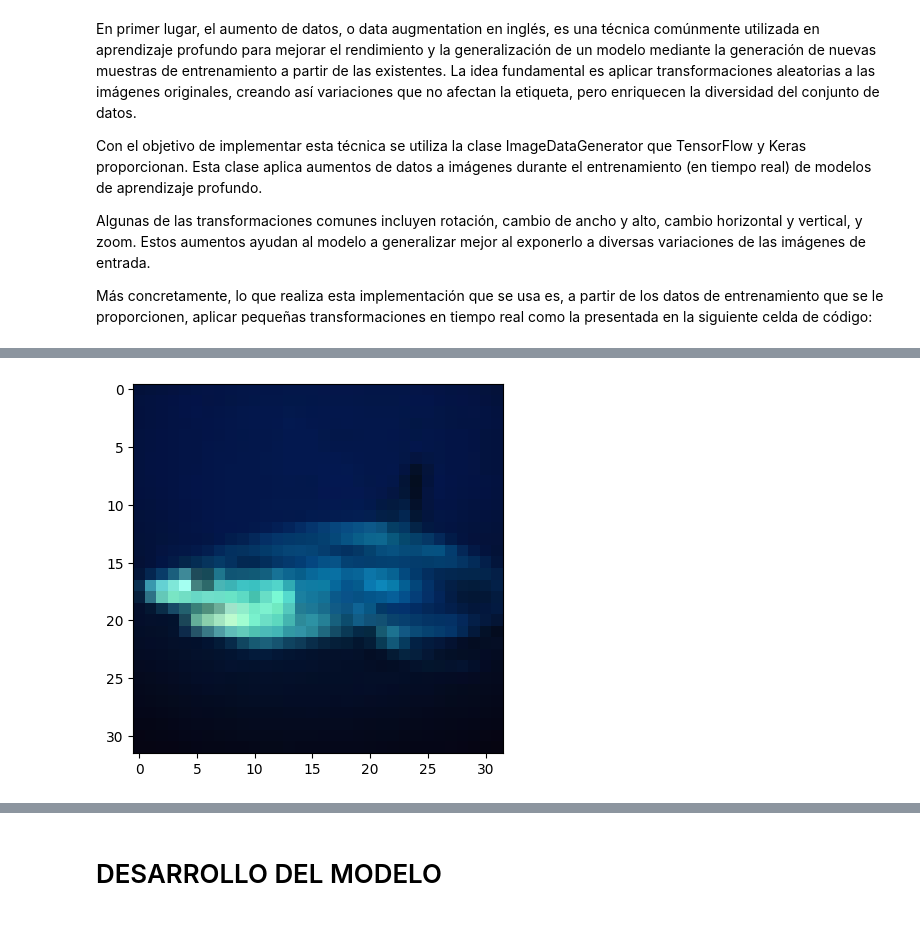
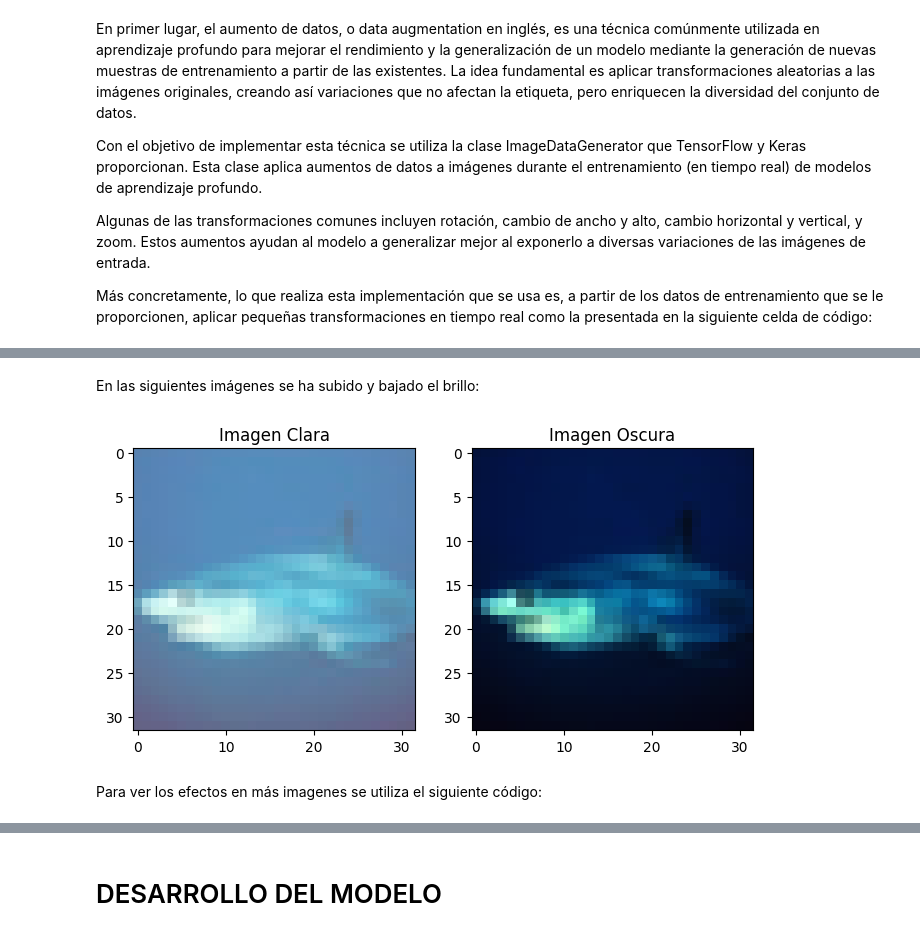
Before and after one commit to 9105507/APRENDIZAJE_AUTOMATICO_23_24, a Jupyter notebook: AA_PRACTICA3_GRUPO_7.ipynb, the cells around one changed output, grey strips where cells are left out. Drawn from its saved outputs; the diff is of its cells as text; code cells hidden in the pictures.

```diff
--- a/AA_PRACTICA3_GRUPO_7.ipynb
+++ b/AA_PRACTICA3_GRUPO_7.ipynb
@@ -686,10 +677,28 @@ plt.show()
-# %%
-digit = X[49999].copy()
-digit[:,:,0] = digit[:,:,0]**2
-digit[:,:,1] = digit[:,:,1]**2
-digit[:,:,2] = digit[:,:,2]**2
-plt.imshow(digit, cmap=plt.cm.binary)
-plt.show()
-# %% [output]
-[figure, removed]
+# %% [markdown]
+En las siguientes imágenes se ha subido y bajado el brillo:
+# %%
+digit_clara = X[49999].copy()
+digit_clara[:,:,0] = np.sqrt(digit_clara[:,:,0]) # SQRT
+digit_clara[:,:,1] = np.sqrt(digit_clara[:,:,1]) # SQRT
+digit_clara[:,:,2] = np.sqrt(digit_clara[:,:,2]) # SQRT
+
+plt.figure(figsize=(8, 4))
+plt.subplot(1, 2, 1)
+plt.imshow(digit_clara)
+plt.title('Imagen Clara')
+
+digit_oscura = X[49999].copy()
+digit_oscura[:,:,0] = digit_oscura[:,:,0]**2
+digit_oscura[:,:,1] = digit_oscura[:,:,1]**2
+digit_oscura[:,:,2] = digit_oscura[:,:,2]**2
+
+plt.subplot(1, 2, 2)
+plt.imshow(digit_oscura)
+plt.title('Imagen Oscura')
+
+plt.show()
+# %% [output]
+[figure, added]
+# %% [markdown]
+Para ver los efectos en más imagenes se utiliza el siguiente código:
 # %%
```
Also changed, not shown: parts of 65 cells of this notebook.
